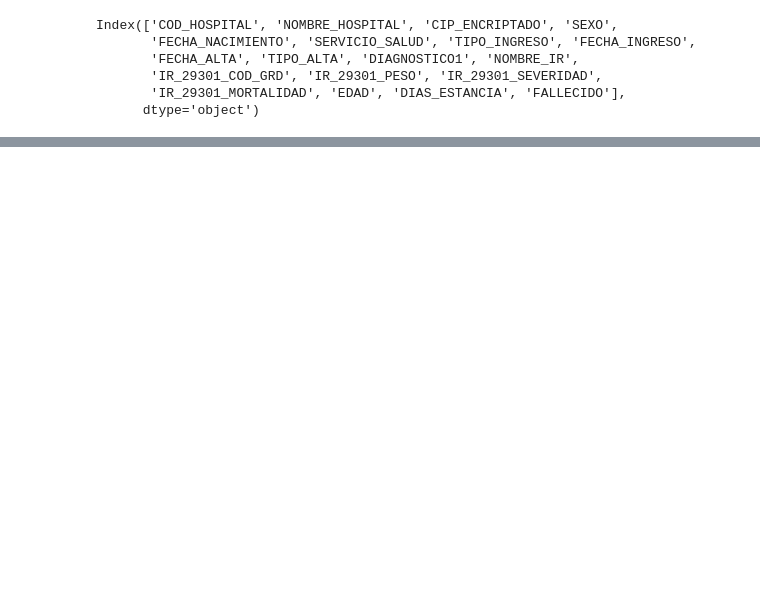
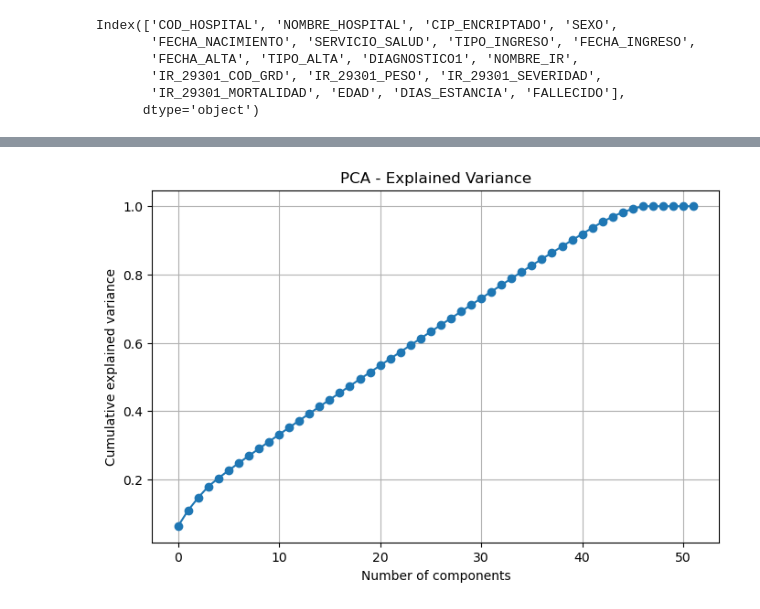
Before and after one commit to Winoid/TareasTOPD, a Jupyter notebook: Tarea2.ipynb, the cells around one changed output, grey strips where cells are left out. Cells and saved outputs as stored; diff of their text form; code cells hidden in the pictures; blank space fills up the shorter version.

```diff
--- a/Tarea2.ipynb
+++ b/Tarea2.ipynb
@@ -220,0 +181,4 @@ Name: TIPO_INGRESO, dtype: object
+# %%
+grd_f.drop(["COD_HOSPITAL","NOMBRE_HOSPITAL","CIP_ENCRIPTADO","FECHA_NACIMIENTO",
+            "FECHA_INGRESO","FECHA_ALTA","DIAGNOSTICO1","IR_29301_COD_GRD",
+            "IR_29301_SEVERIDAD", "IR_29301_MORTALIDAD","NOMBRE_IR"], axis = 1, inplace= True)
@@ -220,0 +202,2 @@ Name: TIPO_INGRESO, dtype: object
+# %%
+grd_f = pd.get_dummies(grd_f)
@@ -220,0 +223,25 @@ Name: TIPO_INGRESO, dtype: object
+# %%
+from sklearn.preprocessing import StandardScaler
+
+features = [col for col in grd_f.columns if col not in ['FALLECIDO', 'cluster']]
+X = grd_f[features]
+X_scaled = StandardScaler().fit_transform(X)
+# %%
+from sklearn.decomposition import PCA
+import pandas as pd
+import numpy as np
+
+pca = PCA(n_components=None)  # keep all components
+X_pca = pca.fit_transform(X_scaled)
+# %%
+import matplotlib.pyplot as plt
+
+plt.figure(figsize=(8,5))
+plt.plot(np.cumsum(pca.explained_variance_ratio_), marker='o')
+plt.xlabel('Number of components')
+plt.ylabel('Cumulative explained variance')
+plt.title('PCA - Explained Variance')
+plt.grid(True)
+plt.show()
+# %% [output]
+[figure, added]
```
Also changed, not shown: parts of 35 cells of this notebook.
